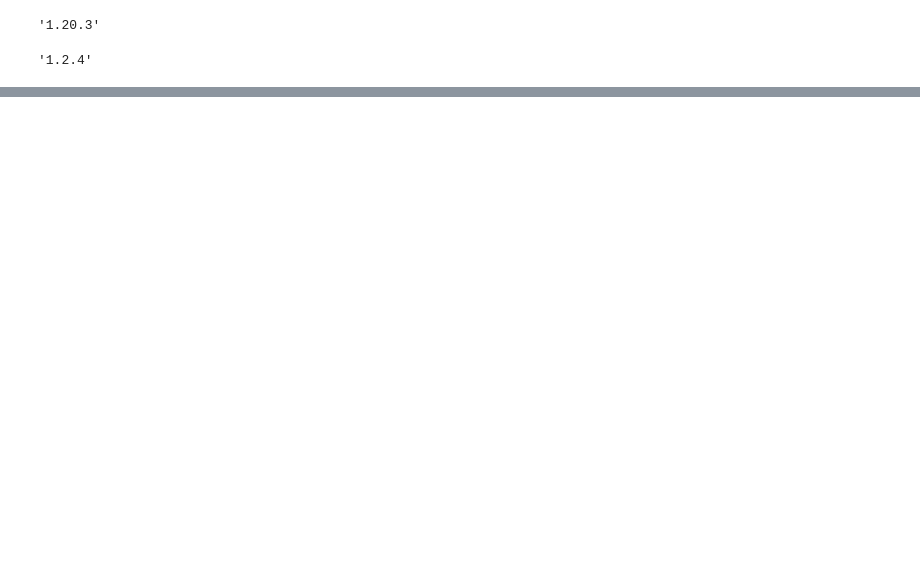
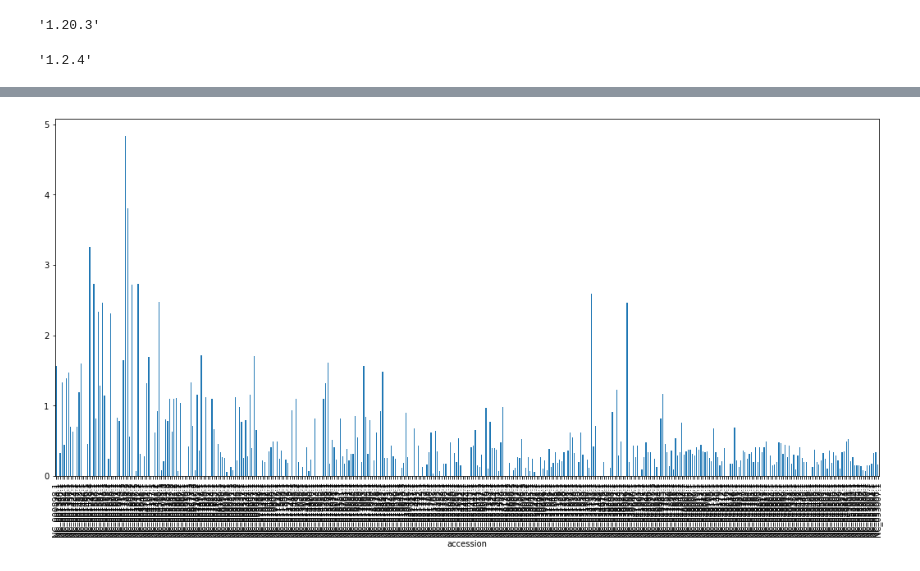
Before and after one commit to ucsffrancislab/genomics, a Jupyter notebook: data/20210610-hg38-viral-homology/analysis.ipynb, the cells around one changed output, grey strips where cells are left out. Cells and saved outputs as stored; diff of their text form; code cells hidden in the pictures; blank space fills up the shorter version.

```diff
--- a/data/20210610-hg38-viral-homology/analysis.ipynb
+++ b/data/20210610-hg38-viral-homology/analysis.ipynb
@@ -10,0 +18,6 @@ pd.__version__
+# %%
+# Adjust plot size
+#options(repr.plot.width=16, repr.plot.height=6)
+
+# For some reason, if this is in the same cell as the import command, it doesn't work.
+plt.rcParams["figure.figsize"] = [18.0,8.0]
@@ -21 +38,4 @@ df.head()
 5 rows × 53 columns
+# %%
+df.drop(0,inplace=True)
+df.head()
@@ -21,0 +50,3 @@ df.head()
+# %%
+df.set_index('accession',inplace=True)
+df.head()
@@ -21,0 +62,5 @@ df.head()
+# %%
+df['masked Ns %'].plot(kind='bar')
+plt.show()
+# %% [output]
+[figure, added]
```
Also changed, not shown: parts of 17 cells of this notebook.
